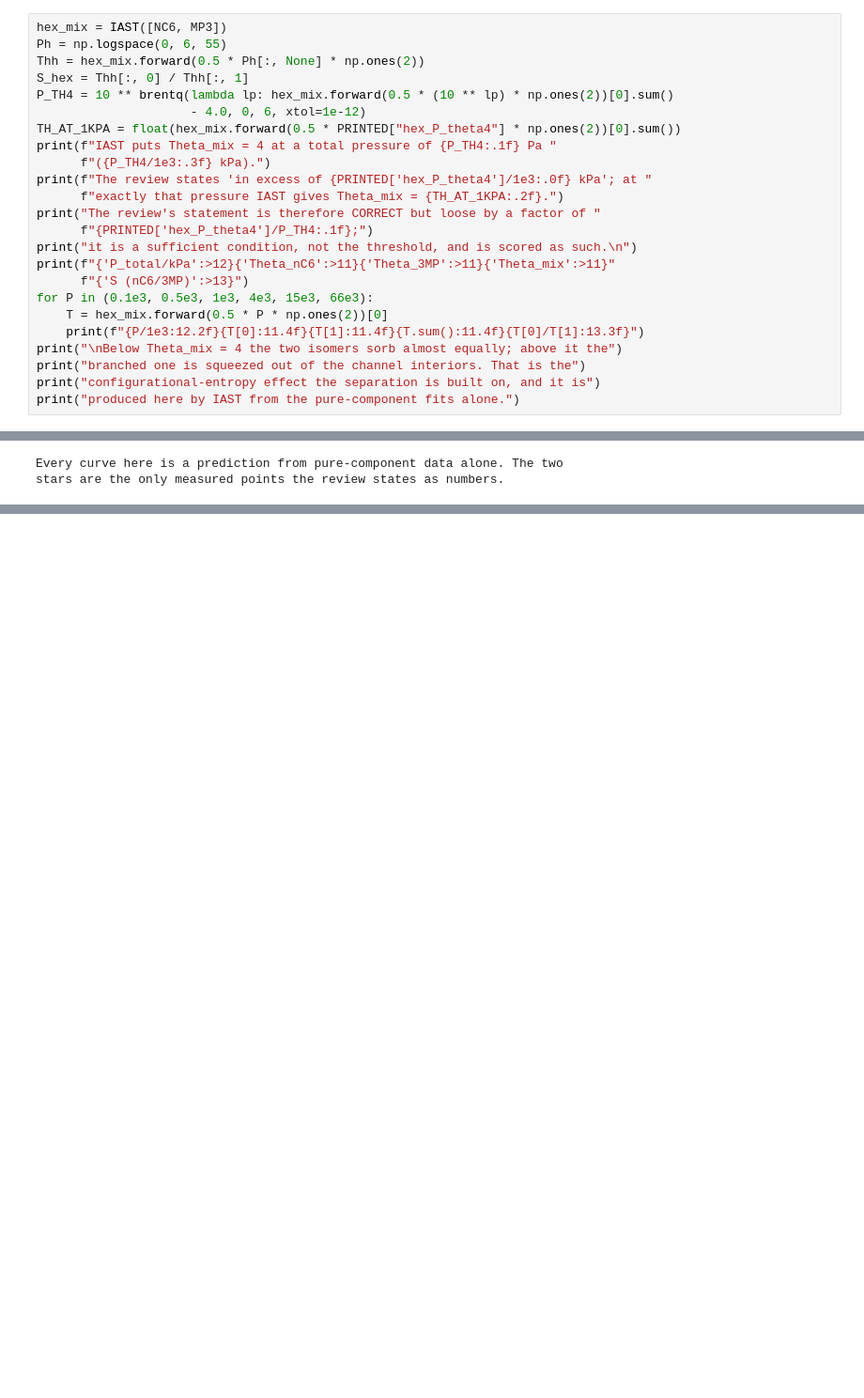
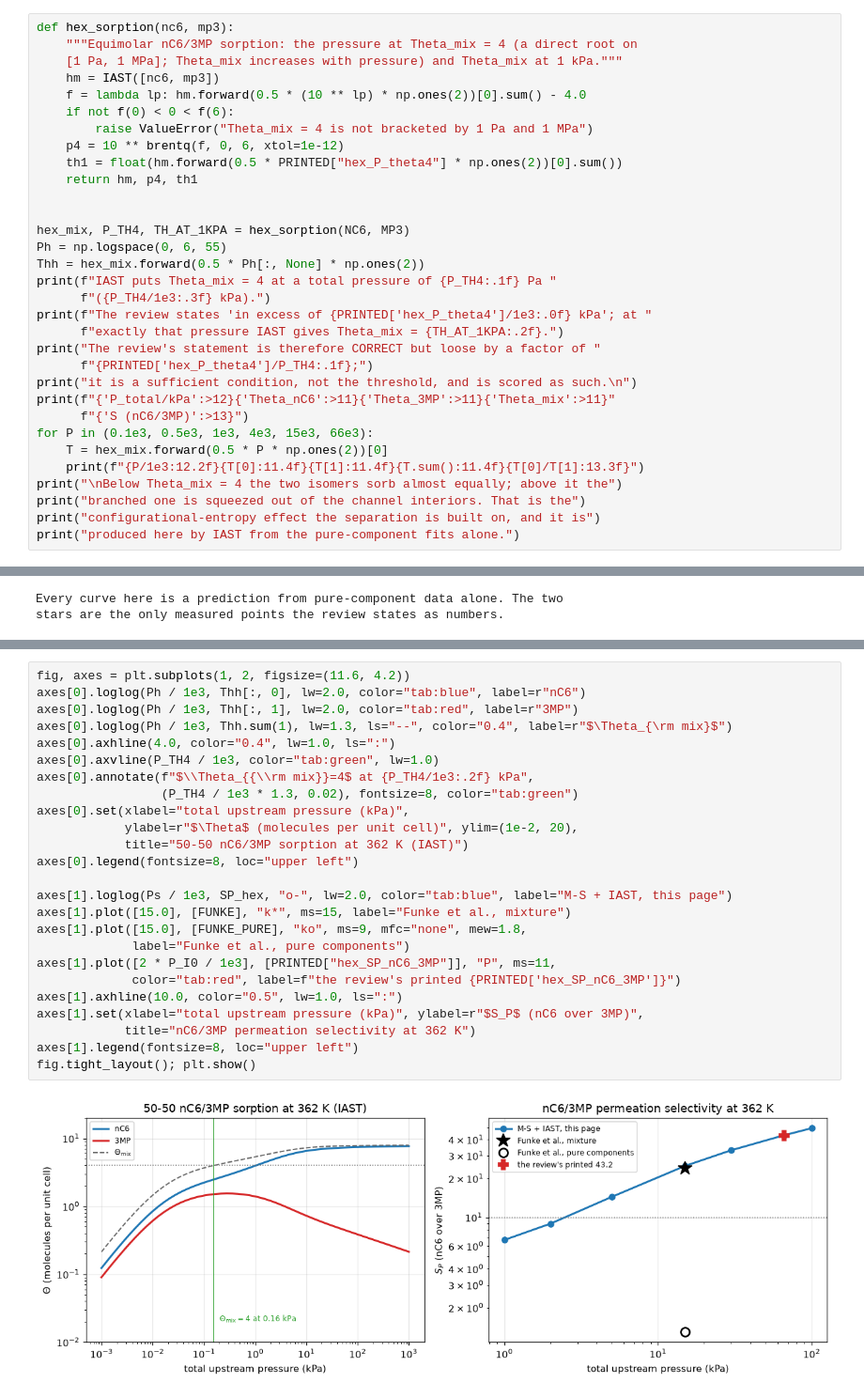
Before and after one commit to computational-chemical-engineering/pymrm-gallery, a Jupyter notebook: pages/H1.9-zeolite-membrane-maxwell-stefan-mixture/index.ipynb, the cells around one changed output, grey strips where cells are left out. Shown at 94% size. Drawn from its saved outputs; the diff is of its cells as text; blank space fills up the shorter version.

```diff
--- a/pages/H1.9-zeolite-membrane-maxwell-stefan-mixture/index.ipynb
+++ b/pages/H1.9-zeolite-membrane-maxwell-stefan-mixture/index.ipynb
@@ -1002,13 +709,21 @@ The same machinery on Table 2's parameters at 362 K. Here the review states a
 molecules per unit cell, "at 362 K this corresponds to a total upstream pressure
 in excess of 1 kPa".
 # %%
-hex_mix = IAST([NC6, MP3])
+def hex_sorption(nc6, mp3):
+    """Equimolar nC6/3MP sorption: the pressure at Theta_mix = 4 (a direct root on
+    [1 Pa, 1 MPa]; Theta_mix increases with pressure) and Theta_mix at 1 kPa."""
+    hm = IAST([nc6, mp3])
+    f = lambda lp: hm.forward(0.5 * (10 ** lp) * np.ones(2))[0].sum() - 4.0
+    if not f(0) < 0 < f(6):
+        raise ValueError("Theta_mix = 4 is not bracketed by 1 Pa and 1 MPa")
+    p4 = 10 ** brentq(f, 0, 6, xtol=1e-12)
+    th1 = float(hm.forward(0.5 * PRINTED["hex_P_theta4"] * np.ones(2))[0].sum())
+    return hm, p4, th1
+
+
+hex_mix, P_TH4, TH_AT_1KPA = hex_sorption(NC6, MP3)
 Ph = np.logspace(0, 6, 55)
 Thh = hex_mix.forward(0.5 * Ph[:, None] * np.ones(2))
-S_hex = Thh[:, 0] / Thh[:, 1]
-P_TH4 = 10 ** brentq(lambda lp: hex_mix.forward(0.5 * (10 ** lp) * np.ones(2))[0].sum()
-                     - 4.0, 0, 6, xtol=1e-12)
-TH_AT_1KPA = float(hex_mix.forward(0.5 * PRINTED["hex_P_theta4"] * np.ones(2))[0].sum())
 print(f"IAST puts Theta_mix = 4 at a total pressure of {P_TH4:.1f} Pa "
       f"({P_TH4/1e3:.3f} kPa).")
 print(f"The review states 'in excess of {PRINTED['hex_P_theta4']/1e3:.0f} kPa'; at "
@@ -2904,0 +1622,27 @@ activated carbon and a carbon molecular sieve — no membrane and no zeolite.
+# %%
+fig, axes = plt.subplots(1, 2, figsize=(11.6, 4.2))
+axes[0].loglog(Ph / 1e3, Thh[:, 0], lw=2.0, color="tab:blue", label=r"nC6")
+axes[0].loglog(Ph / 1e3, Thh[:, 1], lw=2.0, color="tab:red", label=r"3MP")
+axes[0].loglog(Ph / 1e3, Thh.sum(1), lw=1.3, ls="--", color="0.4", label=r"$\Theta_{\rm mix}$")
+axes[0].axhline(4.0, color="0.4", lw=1.0, ls=":")
+axes[0].axvline(P_TH4 / 1e3, color="tab:green", lw=1.0)
+axes[0].annotate(f"$\\Theta_{{\\rm mix}}=4$ at {P_TH4/1e3:.2f} kPa",
+                 (P_TH4 / 1e3 * 1.3, 0.02), fontsize=8, color="tab:green")
+axes[0].set(xlabel="total upstream pressure (kPa)",
+            ylabel=r"$\Theta$ (molecules per unit cell)", ylim=(1e-2, 20),
+            title="50-50 nC6/3MP sorption at 362 K (IAST)")
+axes[0].legend(fontsize=8, loc="upper left")
+
+axes[1].loglog(Ps / 1e3, SP_hex, "o-", lw=2.0, color="tab:blue", label="M-S + IAST, this page")
+axes[1].plot([15.0], [FUNKE], "k*", ms=15, label="Funke et al., mixture")
+axes[1].plot([15.0], [FUNKE_PURE], "ko", ms=9, mfc="none", mew=1.8,
+             label="Funke et al., pure components")
+axes[1].plot([2 * P_I0 / 1e3], [PRINTED["hex_SP_nC6_3MP"]], "P", ms=11,
+             color="tab:red", label=f"the review's printed {PRINTED['hex_SP_nC6_3MP']}")
+axes[1].axhline(10.0, color="0.5", lw=1.0, ls=":")
+axes[1].set(xlabel="total upstream pressure (kPa)", ylabel=r"$S_P$ (nC6 over 3MP)",
+            title="nC6/3MP permeation selectivity at 362 K")
+axes[1].legend(fontsize=8, loc="upper left")
+fig.tight_layout(); plt.show()
+# %% [output]
+[figure, added]
```
Also changed, not shown: parts of 75 cells of this notebook, 9 other files.
